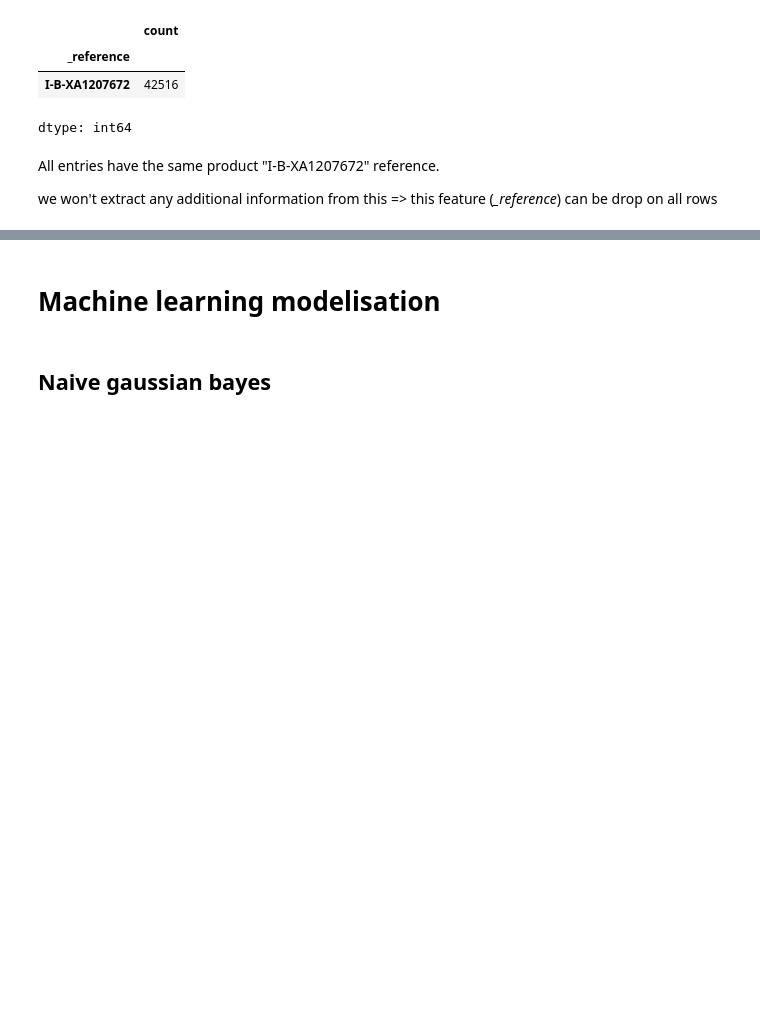
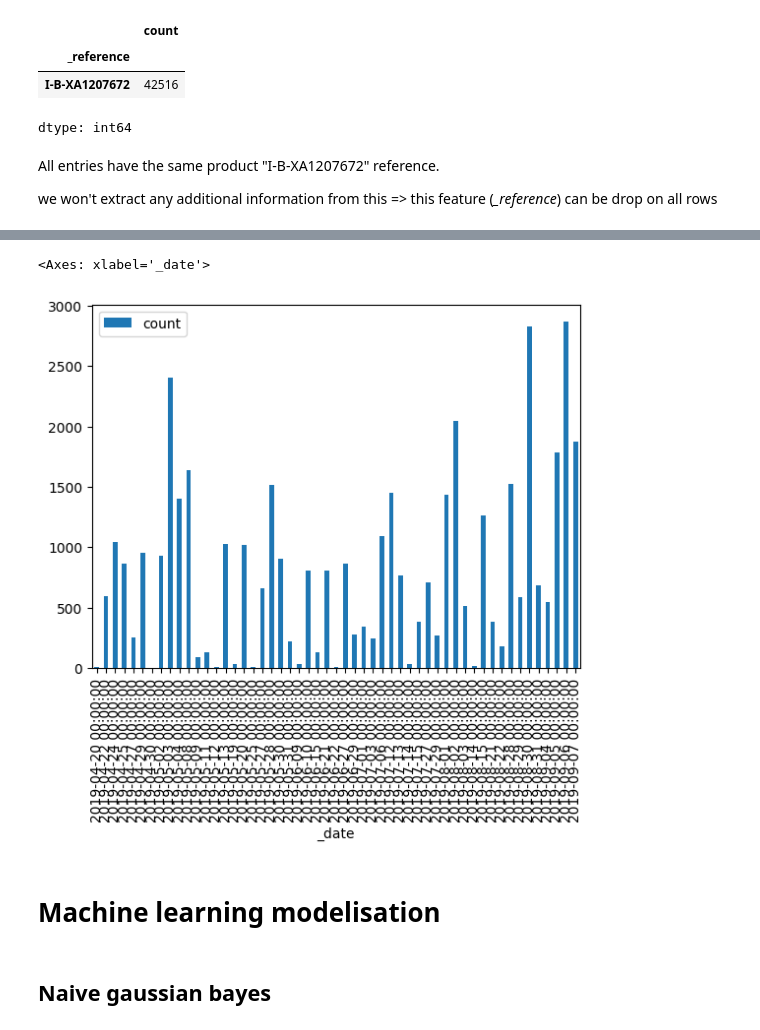
Before and after one commit to dim2s/SAFI, a Jupyter notebook: M06_VALEO_mini_project.ipynb, the cells around one changed output, grey strips where cells are left out. Cells and saved outputs as stored; diff of their text form; code cells hidden in the pictures; blank space fills up the shorter version.

```diff
--- a/M06_VALEO_mini_project.ipynb
+++ b/M06_VALEO_mini_project.ipynb
@@ -92,3 +109,10 @@ sandbox_data.head()
+# %%
+grouped_df = sandbox_data.groupby('_date').size().to_frame("count").reset_index()
+
+grouped_df.plot(kind='bar', x='_date', y='count')
+# %% [output]
+<Axes: xlabel='_date'>
+[figure, added]
 # %% [markdown]
 # Machine learning modelisation
 # %% [markdown]
```
Also changed, not shown: parts of 1 cell of this notebook.
